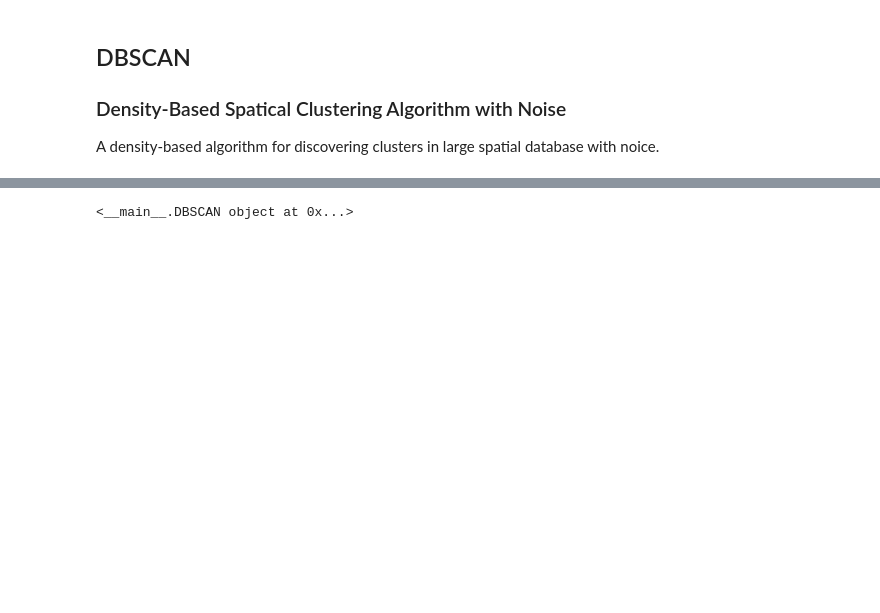
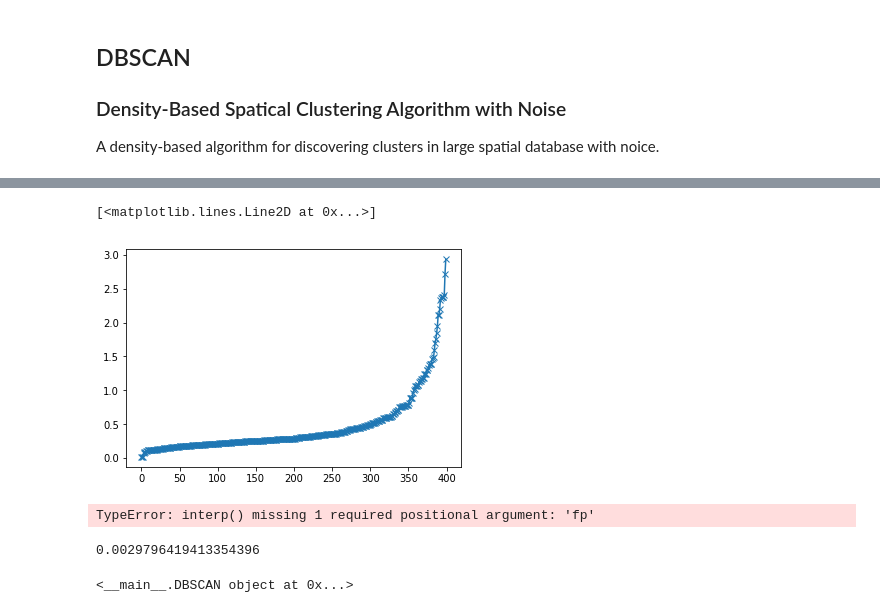
Before and after one commit to jerryxyx/Python, a Jupyter notebook: MachineLearning/Notebooks/detect_outliers.ipynb, the cells around one changed output, grey strips where cells are left out. Drawn from its saved outputs; the diff is of its cells as text; code cells hidden in the pictures; blank space fills up the shorter version.

```diff
--- a/MachineLearning/Notebooks/detect_outliers.ipynb
+++ b/MachineLearning/Notebooks/detect_outliers.ipynb
@@ -189,3 +215,17 @@ query data [11.36127679  9.8406308 ]
+# %%
+plt.plot(sorted(distances[:,2]),'x-')
+# %% [output]
+[<matplotlib.lines.Line2D at 0x...>]
+[figure, added]
+# %%
+import numpy as np
+slope, intercept = np.interp(np.arange(len(distances)),sorted(distances[:,2]))
+# %% [output]
+TypeError: interp() missing 1 required positional argument: 'fp'
+# %%
+slope
+# %% [output]
+0.0029796419413354396
 # %%
 import numpy as numpy
 import scipy as scipy
```
Also changed, not shown: parts of 8 cells of this notebook.
